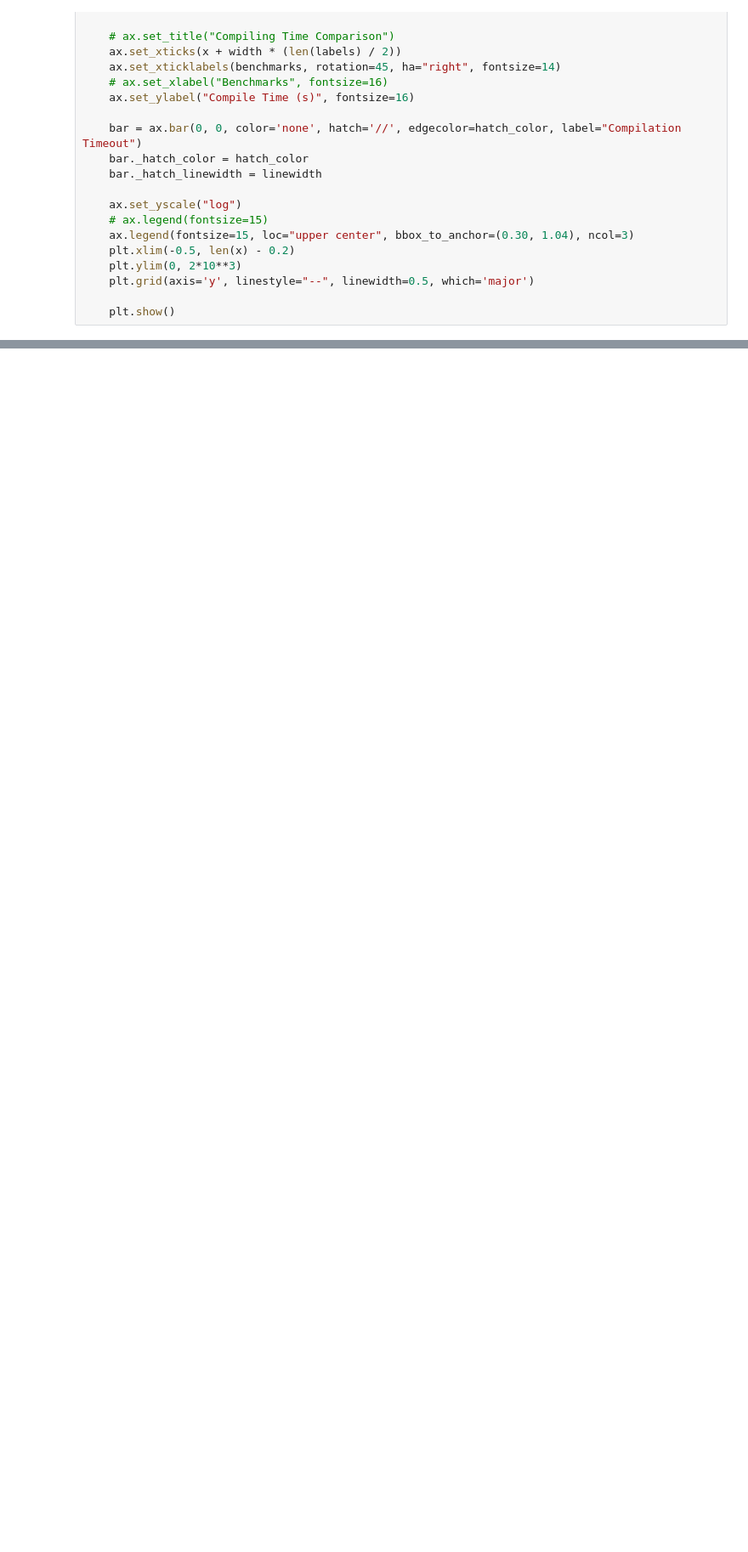
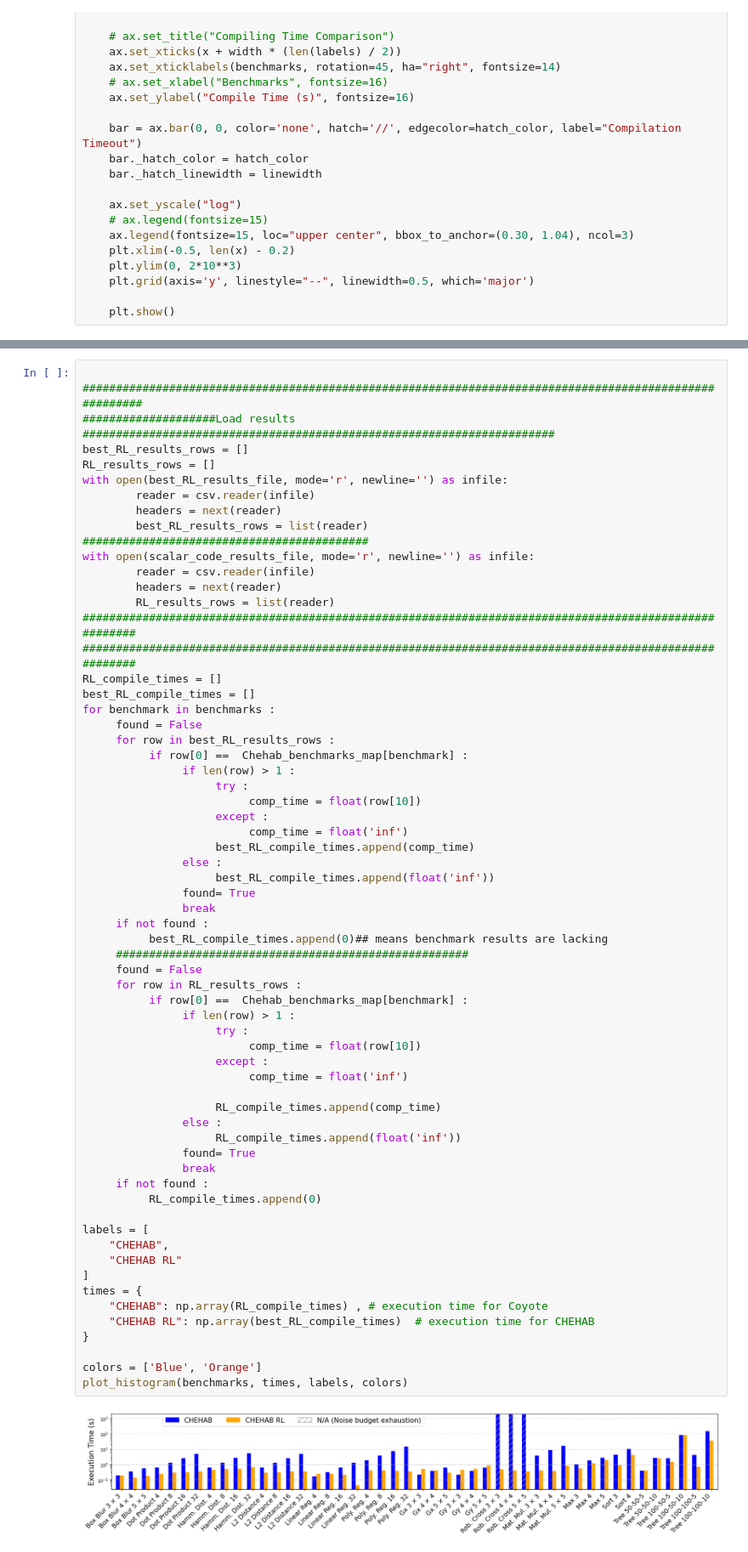
Before and after one commit to Modern-Compilers-Lab/CHEHAB, a Jupyter notebook: generate_statistics_graphs/generate_graphs.ipynb, the cells around one changed output, grey strips where cells are left out. Shown at 85% size. Cells and saved outputs as stored; diff of their text form; blank space fills up the shorter version.

```diff
--- a/generate_statistics_graphs/generate_graphs.ipynb
+++ b/generate_statistics_graphs/generate_graphs.ipynb
@@ -386,3 +413,69 @@ def plot_histogram(benchmarks, times, labels, colors, timeout_value=7200):
     plt.grid(axis='y', linestyle="--", linewidth=0.5, which='major')
 
     plt.show()
+# %%
+
+########################################################################################################
+####################Load results #######################################################################
+best_RL_results_rows = []
+RL_results_rows = []
+with open(best_RL_results_file, mode='r', newline='') as infile:
+        reader = csv.reader(infile)
+        headers = next(reader)
+        best_RL_results_rows = list(reader)
+###########################################
+with open(scalar_code_results_file, mode='r', newline='') as infile:
+        reader = csv.reader(infile)
+        headers = next(reader)
+        RL_results_rows = list(reader)
+#######################################################################################################
+#######################################################################################################
+RL_compile_times = []
+best_RL_compile_times = []
+for benchmark in benchmarks :
+     found = False
+     for row in best_RL_results_rows :
+          if row[0] ==  Chehab_benchmarks_map[benchmark] :
+               if len(row) > 1 :
+                    try :
+                         comp_time = float(row[10])
+                    except :
+                         comp_time = float('inf')
+                    best_RL_compile_times.append(comp_time)
+               else :
+                    best_RL_compile_times.append(float('inf'))
+               found= True
+               break
+     if not found :
+          best_RL_compile_times.append(0)## means benchmark results are lacking
+     #####################################################
+     found = False
+     for row in RL_results_rows :
+          if row[0] ==  Chehab_benchmarks_map[benchmark] :
+               if len(row) > 1 :
+                    try :
+                         comp_time = float(row[10])
+                    except :
+                         comp_time = float('inf')
+
+                    RL_compile_times.append(comp_time)
+               else :
+                    RL_compile_times.append(float('inf'))
+               found= True
+               break
+     if not found :
+          RL_compile_times.append(0)
+
+labels = [
+    "CHEHAB",
+    "CHEHAB RL"
+]
+times = {
+    "CHEHAB": np.array(RL_compile_times) , # execution time for Coyote
+    "CHEHAB RL": np.array(best_RL_compile_times)  # execution time for CHEHAB
+}
+
+colors = ['Blue', 'Orange']
+plot_histogram(benchmarks, times, labels, colors)
+# %% [output]
+[figure, added]
```
Also changed, not shown: parts of 11 cells of this notebook, 17 other files.
